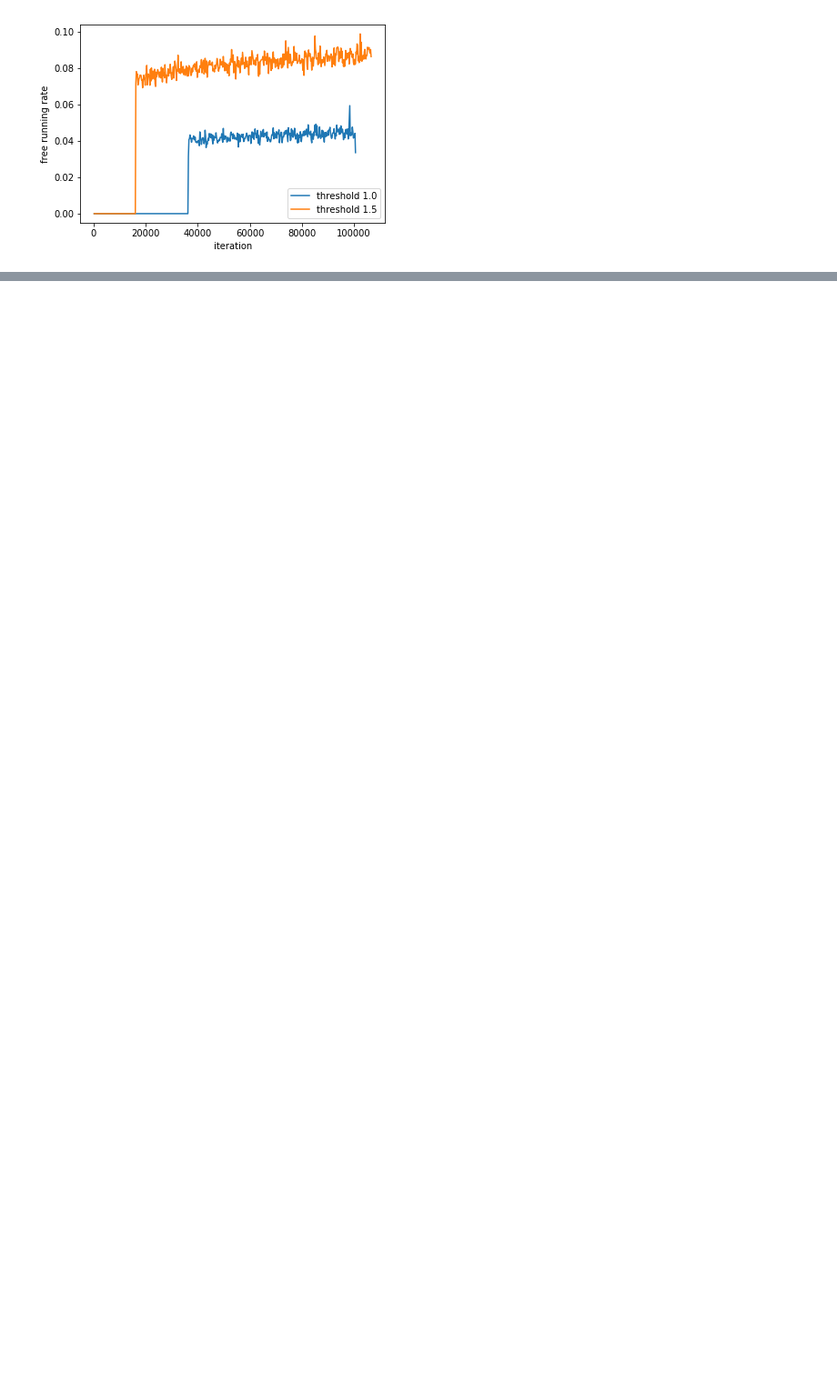
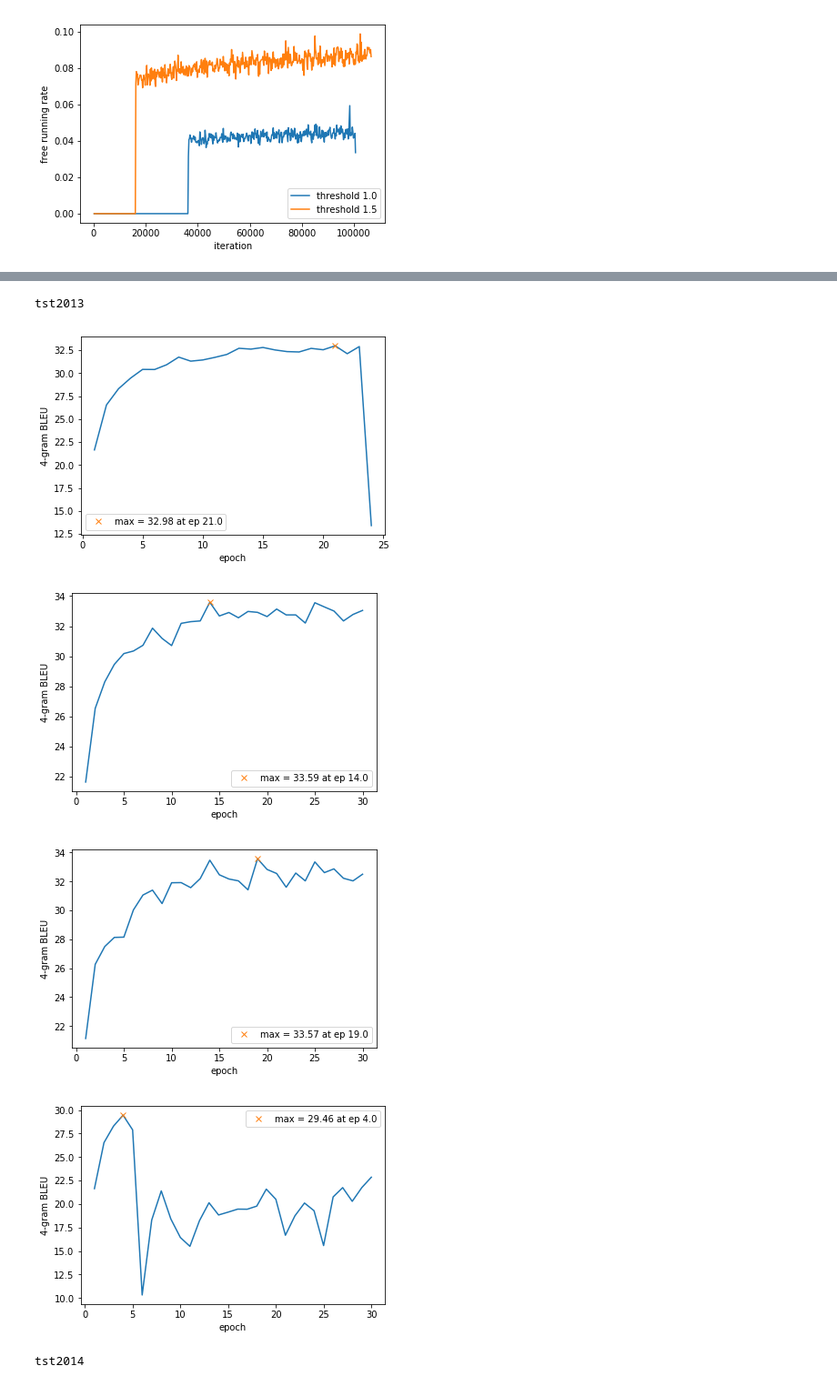
Before and after one commit to 3dmaisons/af-mnt, a Jupyter notebook: af-scripts/0_general.ipynb, the cells around one changed output, grey strips where cells are left out. Shown at 91% size. Cells and saved outputs as stored; diff of their text form; code cells hidden in the pictures; blank space fills up the shorter version.

```diff
--- a/af-scripts/0_general.ipynb
+++ b/af-scripts/0_general.ipynb
@@ -26,0 +102,21 @@ plt.show()
+# %%
+for tst in ['tst2013', 'tst2014']:
+    print(tst)
+    dirSet = '/home/dawna/tts/qd212/models/af/results/models-v9enfr/aaf-v0020-sched-fr0.0/{}/'.format(tst)
+    plot_bleu_lst(*get_ep_lst_bleu_lst(dirSet, f_bleu='bleu-DETOK.log', flag_detok_avg=True))
+
+    dirSet = '/home/dawna/tts/qd212/models/af/results/models-v9enfr/aaf-v0020-sched-fr2.0/{}/'.format(tst)
+    plot_bleu_lst(*get_ep_lst_bleu_lst(dirSet, f_bleu='bleu-DETOK.log', flag_detok_avg=True))
+
+    dirSet = '/home/dawna/tts/qd212/models/af/results/models-v9enfr/aaf-v0020-sched-fr3.0/{}/'.format(tst)
+    plot_bleu_lst(*get_ep_lst_bleu_lst(dirSet, f_bleu='bleu-DETOK.log', flag_detok_avg=True))
+
+    dirSet = '/home/dawna/tts/qd212/models/af/results/models-v9enfr/aaf-v0020-sched-fr3.25/{}/'.format(tst)
+    plot_bleu_lst(*get_ep_lst_bleu_lst(dirSet, f_bleu='bleu-DETOK.log', flag_detok_avg=True))
+# %% [output]
+tst2013
+[figure, added]
+[figure, added]
+[figure, added]
+[figure, added]
+tst2014
```
Also changed, not shown: parts of 29 cells of this notebook, 32 other files.
